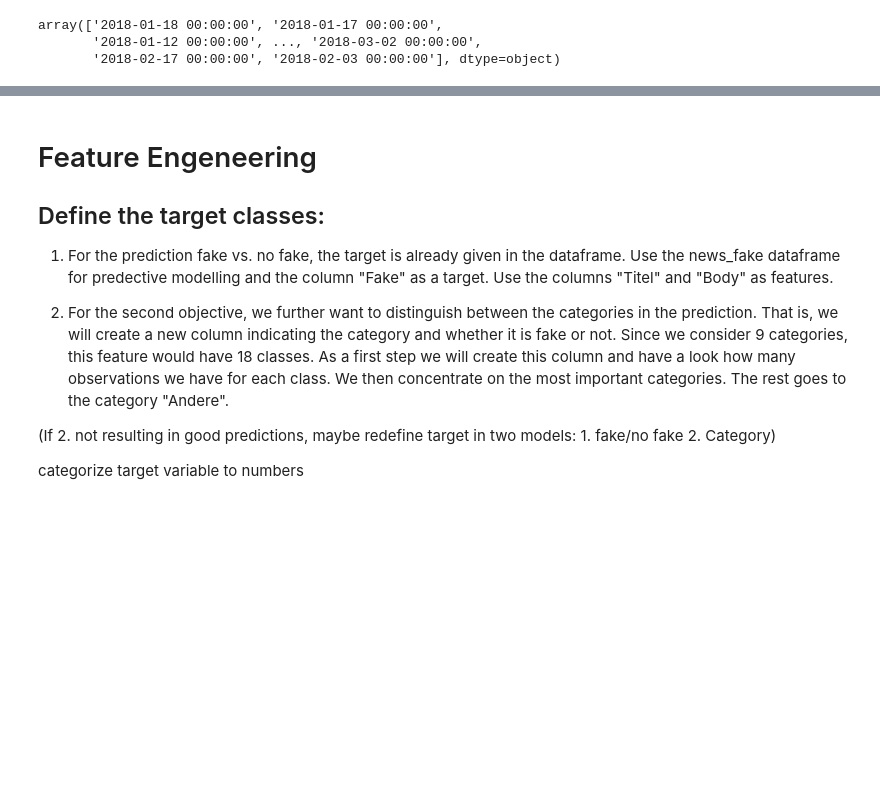
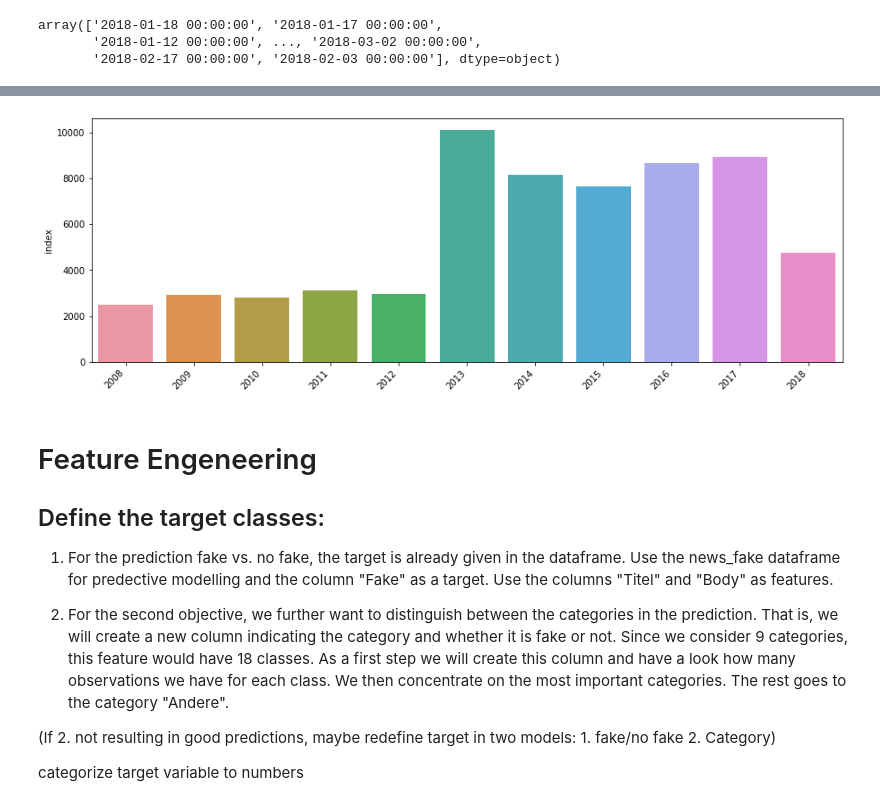
Before and after one commit to froukje/FakeNews_German, a Jupyter notebook: Project_News_Categorization.ipynb, the cells around one changed output, grey strips where cells are left out. Cells and saved outputs as stored; diff of their text form; code cells hidden in the pictures; blank space fills up the shorter version.

```diff
--- a/Project_News_Categorization.ipynb
+++ b/Project_News_Categorization.ipynb
@@ -814,0 +785,6 @@ Length of unique values:3480
+# %%
+# change type of "Datum" to DatetimeIndex
+news_cat['Datum'] = pd.DatetimeIndex(news_cat['Datum'])
+# %%
+# set "Datum" as index
+news_cat.set_index("Datum", inplace=True)
@@ -815,3 +808,12 @@ Length of unique values:3480
+# %%
+yrs = [2008, 2009, 2010, 2011, 2012, 2013, 2014, 2015, 2016, 2017, 2018]
+plt.figure(figsize=(15,5))
+#chart = sns.barplot(x=mean_words["Kategorie"],y=mean_words["Body_length"]);
+chart = sns.barplot(x= yrs,y=news_cat.resample('Y')["index"].count());
+chart.set_xticklabels(chart.get_xticklabels(), rotation=45, horizontalalignment='right');
+#sns.countplot(news_cat.resample('M')["index"].count());
+# %% [output]
+[figure, added]
 # %% [markdown]
 # Feature Engeneering
 
```
Also changed, not shown: parts of 12 cells of this notebook.
